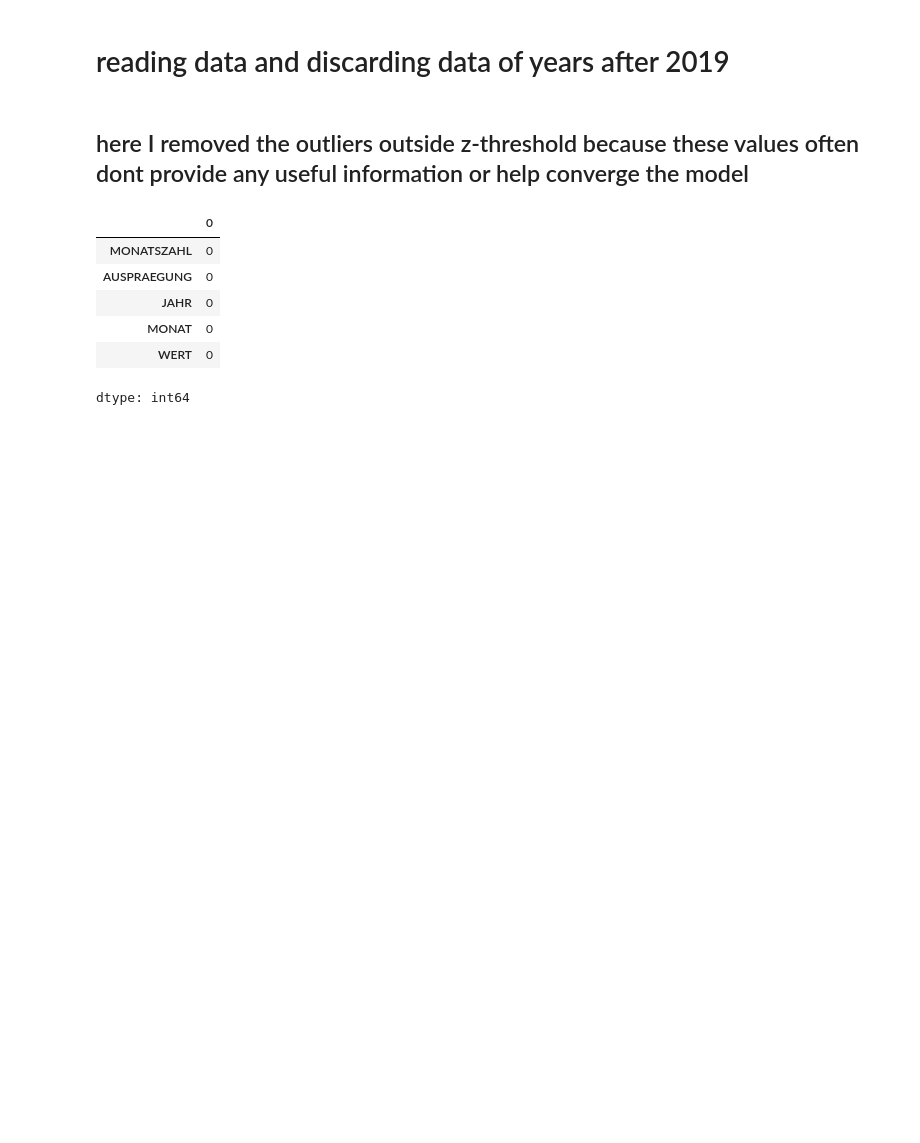
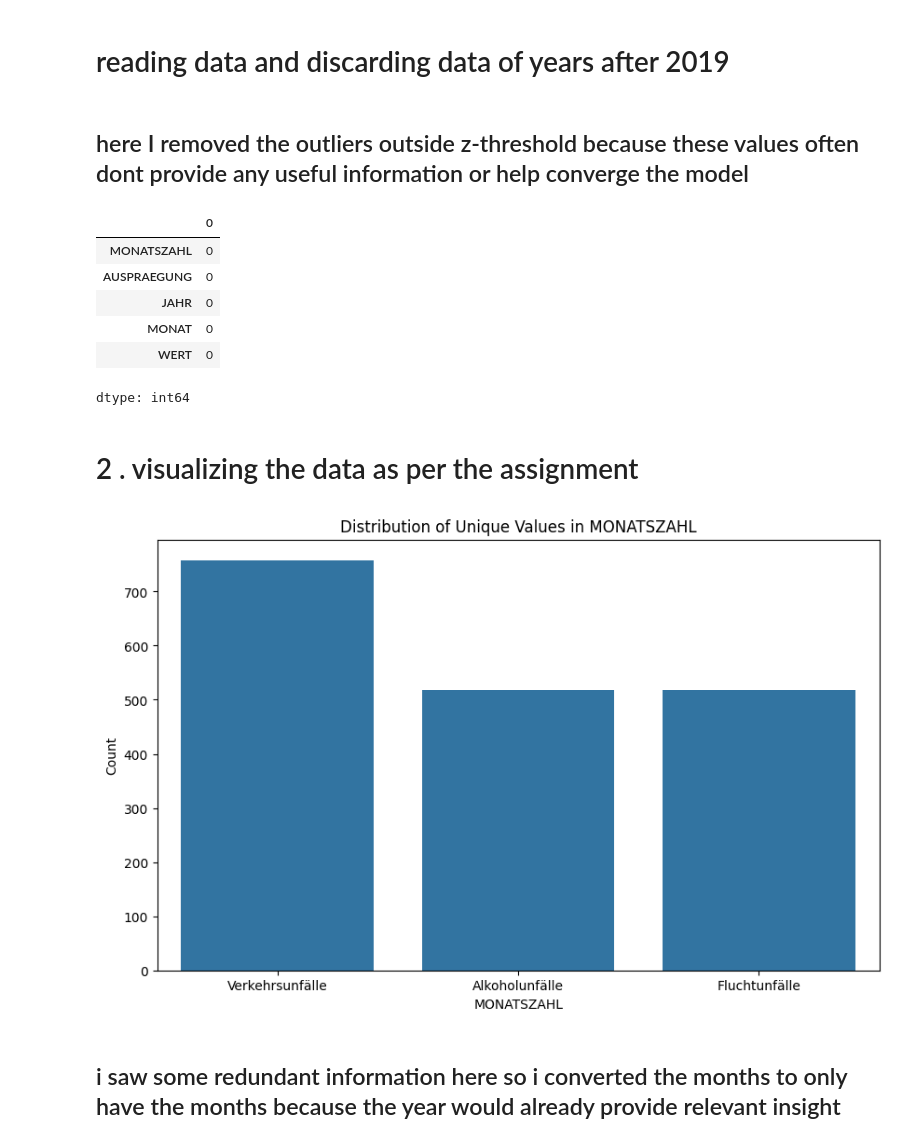
Before and after one commit to 0x-74/DPS_challenge, a Jupyter notebook: main.ipynb, the cells around one changed output. Saved outputs shown, nothing was run; the diff lists cells and outputs as text; code cells hidden in the pictures; blank space fills up the shorter version.

Commit message:
2.visualizing data

```diff
--- a/main.ipynb
+++ b/main.ipynb
@@ -60,3 +60,17 @@ data.isna().sum()
 | MONAT | 0 |
 | WERT | 0 |
 dtype: int64
+# %% [markdown]
+# 2 . visualizing the data as per the assignment
+# %%
+value_counts = data['MONATSZAHL'].value_counts()
+plt.figure(figsize=(10, 6))
+sns.barplot(x=value_counts.index, y=value_counts.values)
+plt.xlabel('MONATSZAHL')
+plt.ylabel('Count')
+plt.title('Distribution of Unique Values in MONATSZAHL')
+plt.show()
+# %% [output]
+[figure, added]
+# %% [markdown]
+## i saw some redundant information here so i converted the months to only have the months because the year would already provide relevant insight
```
Also changed, not shown: parts of 7 cells of this notebook.
